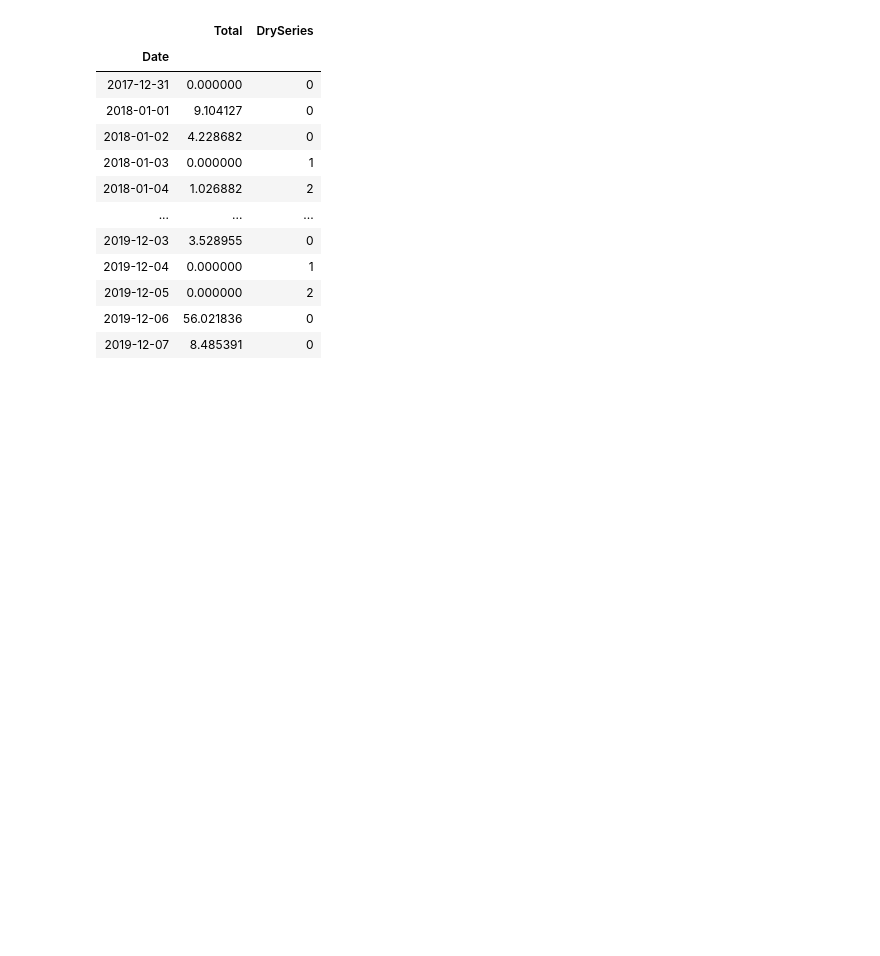
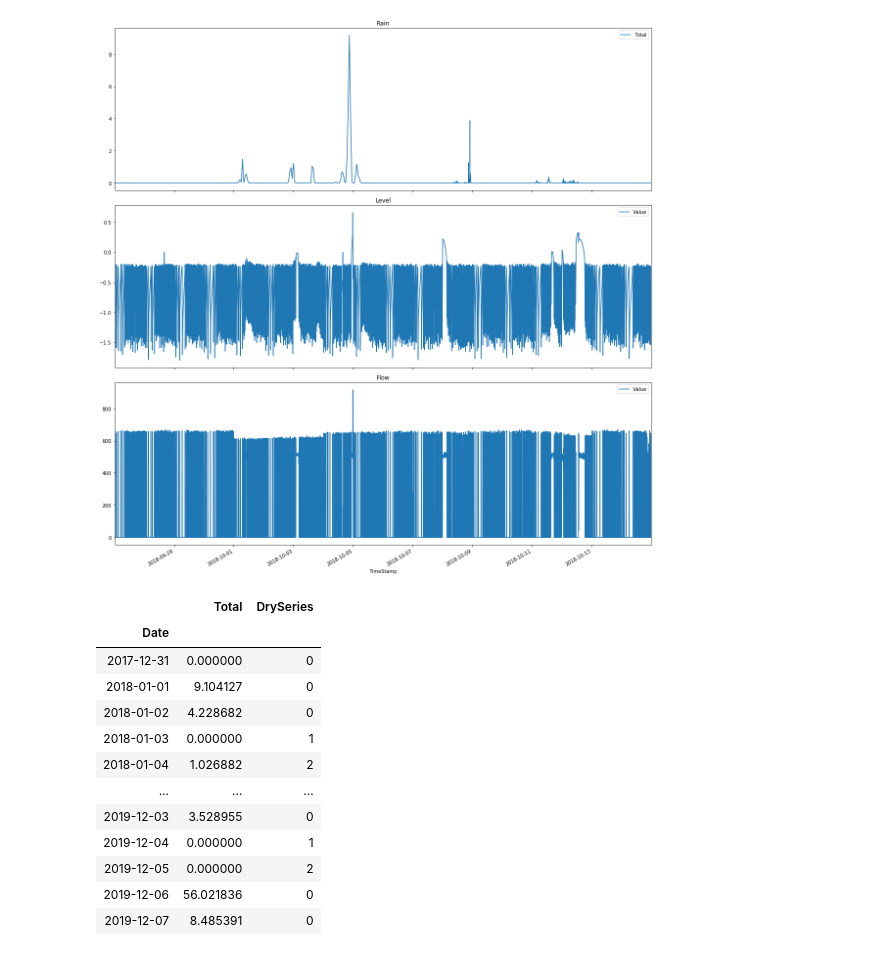
Before and after one commit to JalkapalloX/JBG060-Data-Challenge-3, a Jupyter notebook: Utility/RainData&LevelFlow.ipynb, the cells around one changed output. Cells and saved outputs as stored; diff of their text form; code cells hidden in the pictures; blank space fills up the shorter version.

```diff
--- a/Utility/RainData&LevelFlow.ipynb
+++ b/Utility/RainData&LevelFlow.ipynb
@@ -89,3 +167,16 @@ level_data_DRU.to_csv("levelDru.csv")
+# %%
+fig, ax = plt.subplots(nrows = 3, ncols=1, sharex = True, figsize = (16,16))
+
+ax[0] = rain.plot(x = 'Start', y = 'Total', figsize = (16,16), ax = ax[0])
+ax[1] = level.plot(x = 'TimeStamp', y = 'Value', ax = ax[1])
+ax[2] = flow.plot(x = 'TimeStamp', y = 'Value', ax = ax[2])
+
+ax[0].set_title("Rain")
+ax[1].set_title("Level")
+ax[2].set_title("Flow")
+plt.tight_layout()
+# %% [output]
+[figure, added]
 # %%
 rain_data = df.rain_data.copy()
 rain_data.set_index('Date', inplace = True)
```
Also changed, not shown: parts of 14 cells of this notebook, 4 other files.
